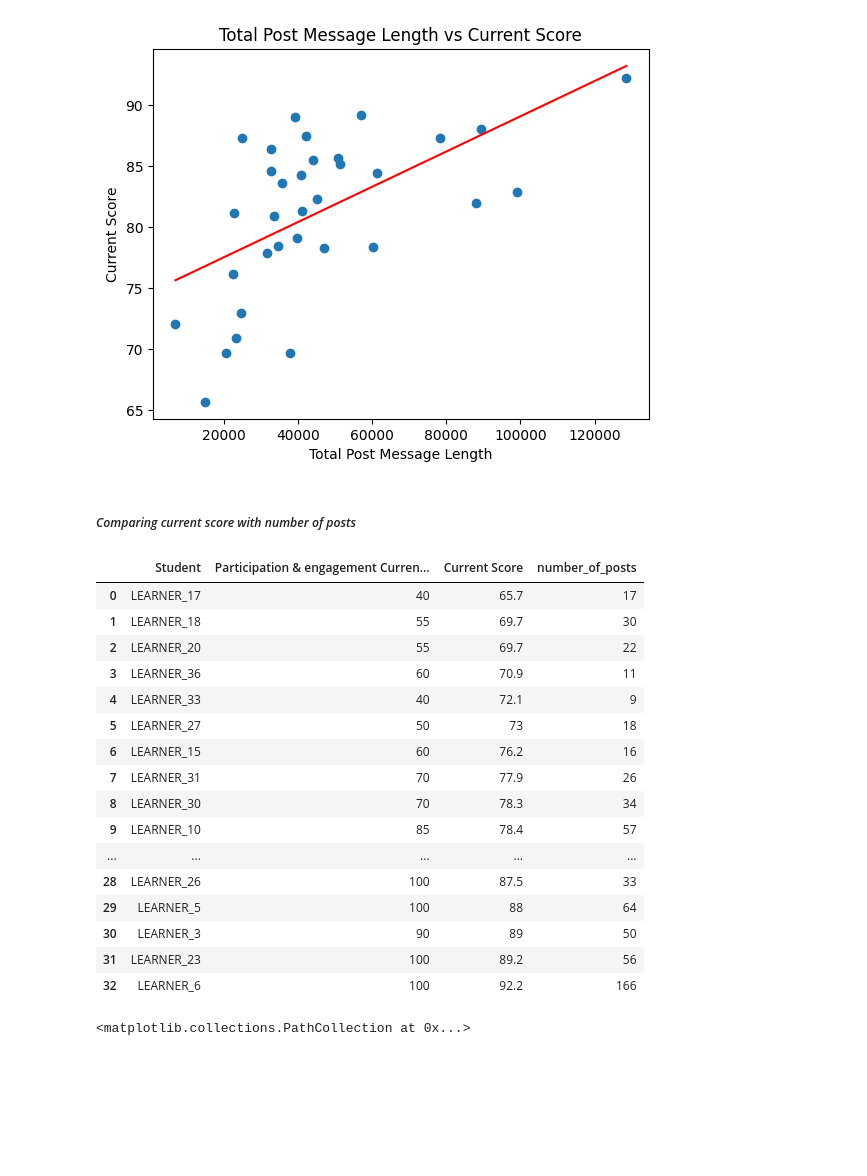
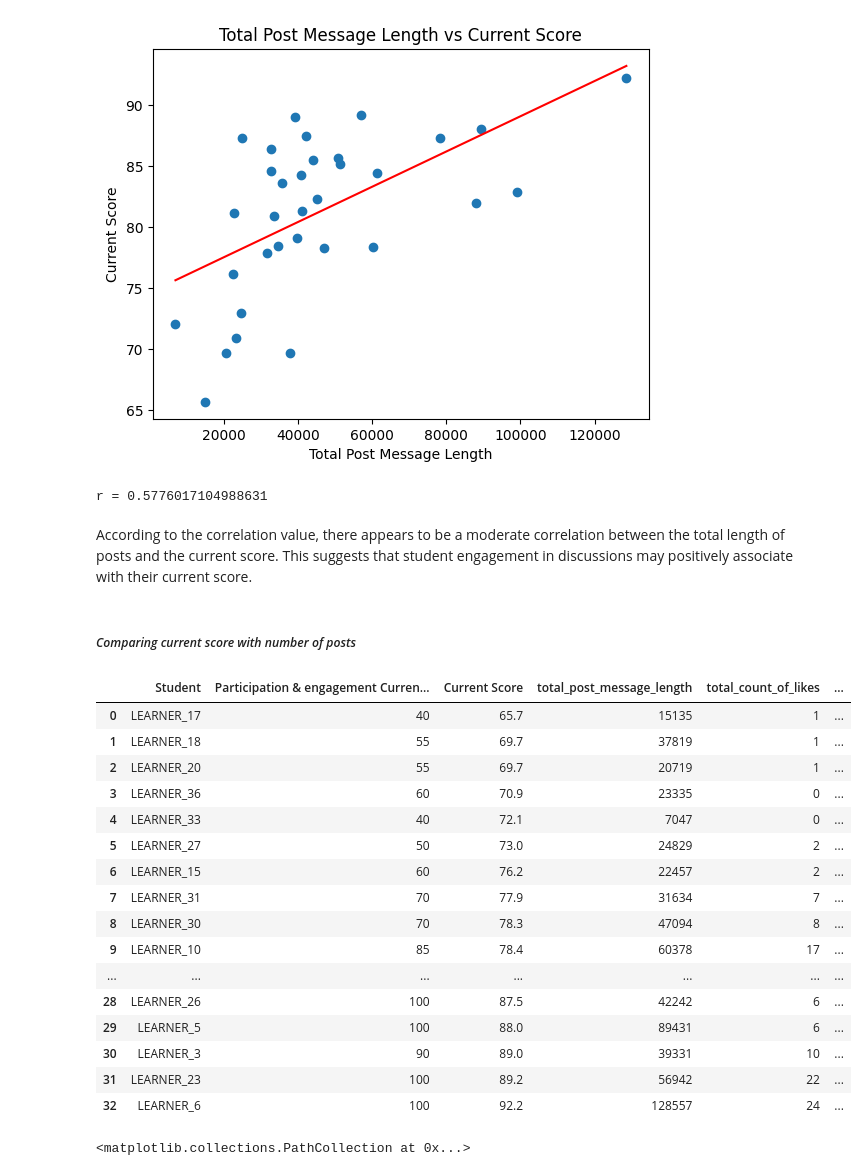
Before and after one commit to jon-chow/hack-la-2022, a Jupyter notebook: src/canvas.ipynb, the cells around one changed output. Saved outputs shown, nothing was run; the diff lists cells and outputs as text; code cells hidden in the pictures; blank space fills up the shorter version.

Commit message:
added data summaries, moved powerpoint

```diff
--- a/src/canvas.ipynb
+++ b/src/canvas.ipynb
@@ -194,29 +194,36 @@ Text(0, 0.5, 'Current Score')
 Text(0.5, 1.0, 'Total Post Message Length vs Current Score')
 [<matplotlib.lines.Line2D at 0x...>]
 [figure]
+# %%
+corr = merge_data['total_post_message_length'].corr(merge_data['Current Score'])
+print("r =", corr)
+# %% [output]
+r = 0.5776017104988631
+# %% [markdown]
+According to the correlation value, there appears to be a moderate correlation between the total length of posts and the current score. This suggests that student engagement in discussions may positively associate with their current score.
 # %% [markdown]
 ##### *Comparing current score with number of posts*
 # %%
 # merge gradebook data and discussions data on actor_id
-merge_data_2 = pd.merge(filter_gradebook, number_of_posts, left_on = 'Student', right_on = 'actor_id')
-display(merge_data_2)
+merge_data = pd.merge(merge_data, number_of_posts, left_on = 'Student', right_on = 'actor_id')
+display(merge_data)
 # %% [output]
-|  | Student | Participation & engagement Curren... | Current Score | number_of_posts |
-| 0 | LEARNER_17 | 40 | 65.7 | 17 |
-| 1 | LEARNER_18 | 55 | 69.7 | 30 |
-| 2 | LEARNER_20 | 55 | 69.7 | 22 |
-| 3 | LEARNER_36 | 60 | 70.9 | 11 |
-| 4 | LEARNER_33 | 40 | 72.1 | 9 |
-| 5 | LEARNER_27 | 50 | 73 | 18 |
-| 6 | LEARNER_15 | 60 | 76.2 | 16 |
-| 7 | LEARNER_31 | 70 | 77.9 | 26 |
-| 8 | LEARNER_30 | 70 | 78.3 | 34 |
-| 9 | LEARNER_10 | 85 | 78.4 | 57 |
-| ... | ... | ... | ... | ... |
-| 28 | LEARNER_26 | 100 | 87.5 | 33 |
-| 29 | LEARNER_5 | 100 | 88 | 64 |
-| 30 | LEARNER_3 | 90 | 89 | 50 |
-| 31 | LEARNER_23 | 100 | 89.2 | 56 |
-| 32 | LEARNER_6 | 100 | 92.2 | 166 |
+|  | Student | Participation & engagement Curren... | Current Score | total_post_message_length | total_count_of_likes | ... |
+| 0 | LEARNER_17 | 40 | 65.7 | 15135 | 1 | ... |
+| 1 | LEARNER_18 | 55 | 69.7 | 37819 | 1 | ... |
+| 2 | LEARNER_20 | 55 | 69.7 | 20719 | 1 | ... |
+| 3 | LEARNER_36 | 60 | 70.9 | 23335 | 0 | ... |
+| 4 | LEARNER_33 | 40 | 72.1 | 7047 | 0 | ... |
+| 5 | LEARNER_27 | 50 | 73.0 | 24829 | 2 | ... |
+| 6 | LEARNER_15 | 60 | 76.2 | 22457 | 2 | ... |
+| 7 | LEARNER_31 | 70 | 77.9 | 31634 | 7 | ... |
+| 8 | LEARNER_30 | 70 | 78.3 | 47094 | 8 | ... |
+| 9 | LEARNER_10 | 85 | 78.4 | 60378 | 17 | ... |
+| ... | ... | ... | ... | ... | ... | ... |
+| 28 | LEARNER_26 | 100 | 87.5 | 42242 | 6 | ... |
+| 29 | LEARNER_5 | 100 | 88.0 | 89431 | 6 | ... |
+| 30 | LEARNER_3 | 90 | 89.0 | 39331 | 10 | ... |
+| 31 | LEARNER_23 | 100 | 89.2 | 56942 | 22 | ... |
+| 32 | LEARNER_6 | 100 | 92.2 | 128557 | 24 | ... |
 # %%
 # plot merge_data_2 to see if there is a correlation between current score and number of posts
```
Also changed, not shown: parts of 6 cells of this notebook, 2 other files.
